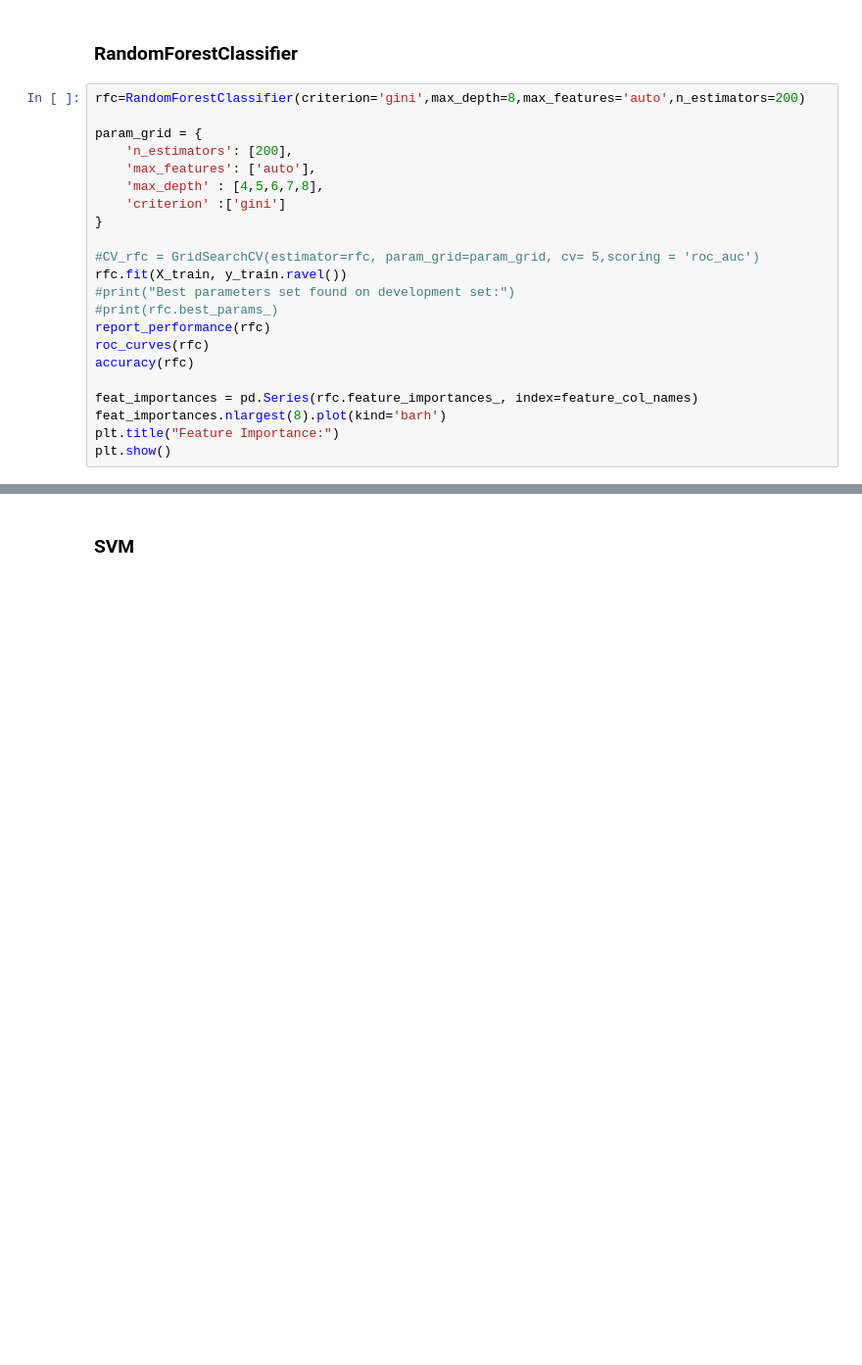
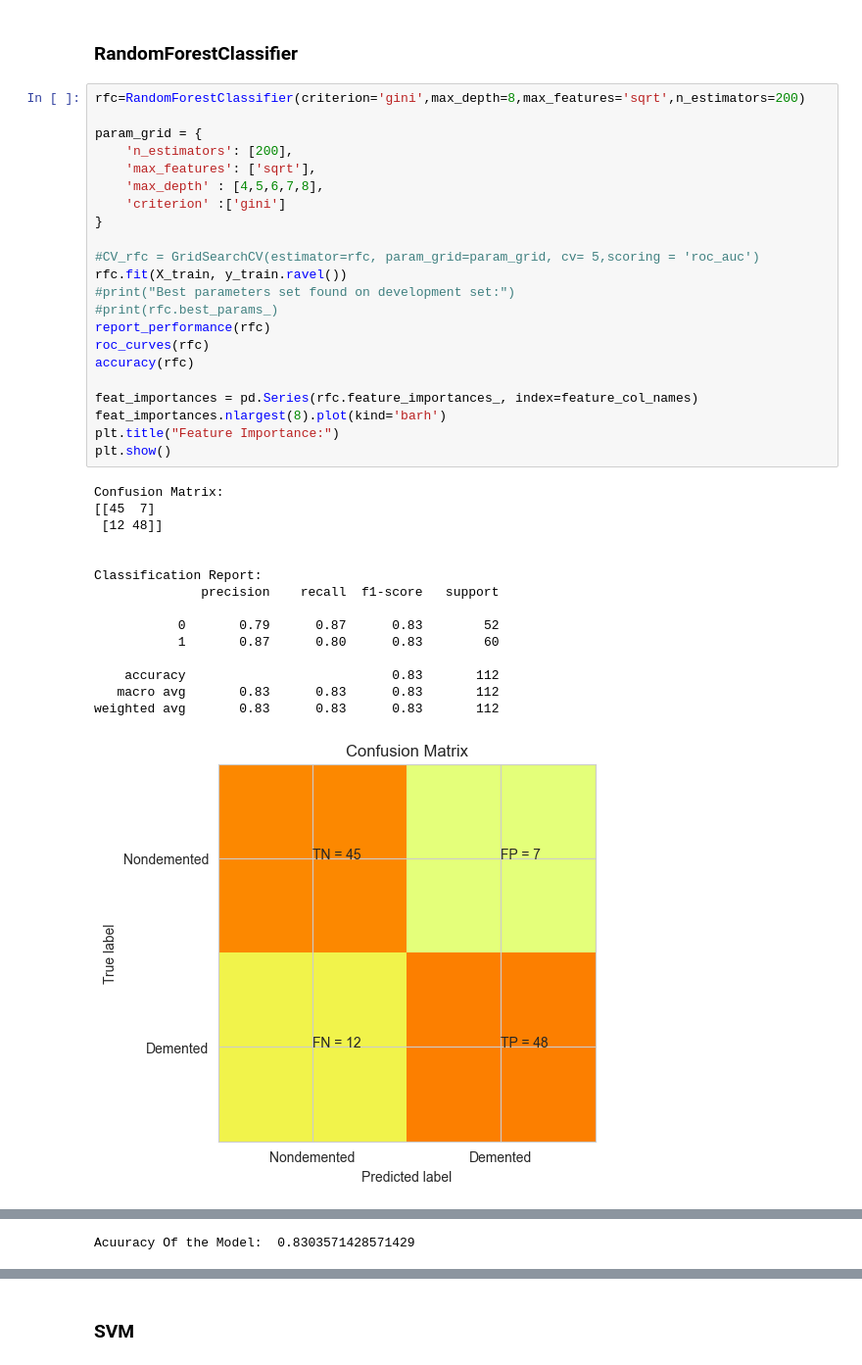
Before and after one commit to JamillimaJ/Early-Dementia-Diagnosis, a Jupyter notebook: main_paper_imp.ipynb, the cells around one changed output, grey strips where cells are left out. Shown at 98% size. Saved outputs shown, nothing was run; the diff lists cells and outputs as text; blank space fills up the shorter version.

```diff
--- a/main_paper_imp.ipynb
+++ b/main_paper_imp.ipynb
@@ -430,24 +420,40 @@ from sklearn.naive_bayes import GaussianNB
 # %% [markdown]
 ### RandomForestClassifier
 # %%
-rfc=RandomForestClassifier(criterion='gini',max_depth=8,max_features='auto',n_estimators=200)
+rfc=RandomForestClassifier(criterion='gini',max_depth=8,max_features='sqrt',n_estimators=200)
 
 param_grid = {
     'n_estimators': [200],
-    'max_features': ['auto'],
+    'max_features': ['sqrt'],
     'max_depth' : [4,5,6,7,8],
     'criterion' :['gini']
 }
 
 #CV_rfc = GridSearchCV(estimator=rfc, param_grid=param_grid, cv= 5,scoring = 'roc_auc')
 rfc.fit(X_train, y_train.ravel())
 #print("Best parameters set found on development set:")
 #print(rfc.best_params_)
 report_performance(rfc)
 roc_curves(rfc)
 accuracy(rfc)
 
 feat_importances = pd.Series(rfc.feature_importances_, index=feature_col_names)
 feat_importances.nlargest(8).plot(kind='barh')
 plt.title("Feature Importance:")
 plt.show()
+# %% [output]
+Confusion Matrix:
+[[45  7]
+ [12 48]]
+
+
+Classification Report:
+              precision    recall  f1-score   support
+
+           0       0.79      0.87      0.83        52
+           1       0.87      0.80      0.83        60
+
+    accuracy                           0.83       112
+   macro avg       0.83      0.83      0.83       112
+weighted avg       0.83      0.83      0.83       112
+[figure, added]
@@ -453,0 +461 @@ plt.show()
+Acuuracy Of the Model:  0.8303571428571429
```
Also changed, not shown: parts of 18 cells of this notebook, 2 other files.
